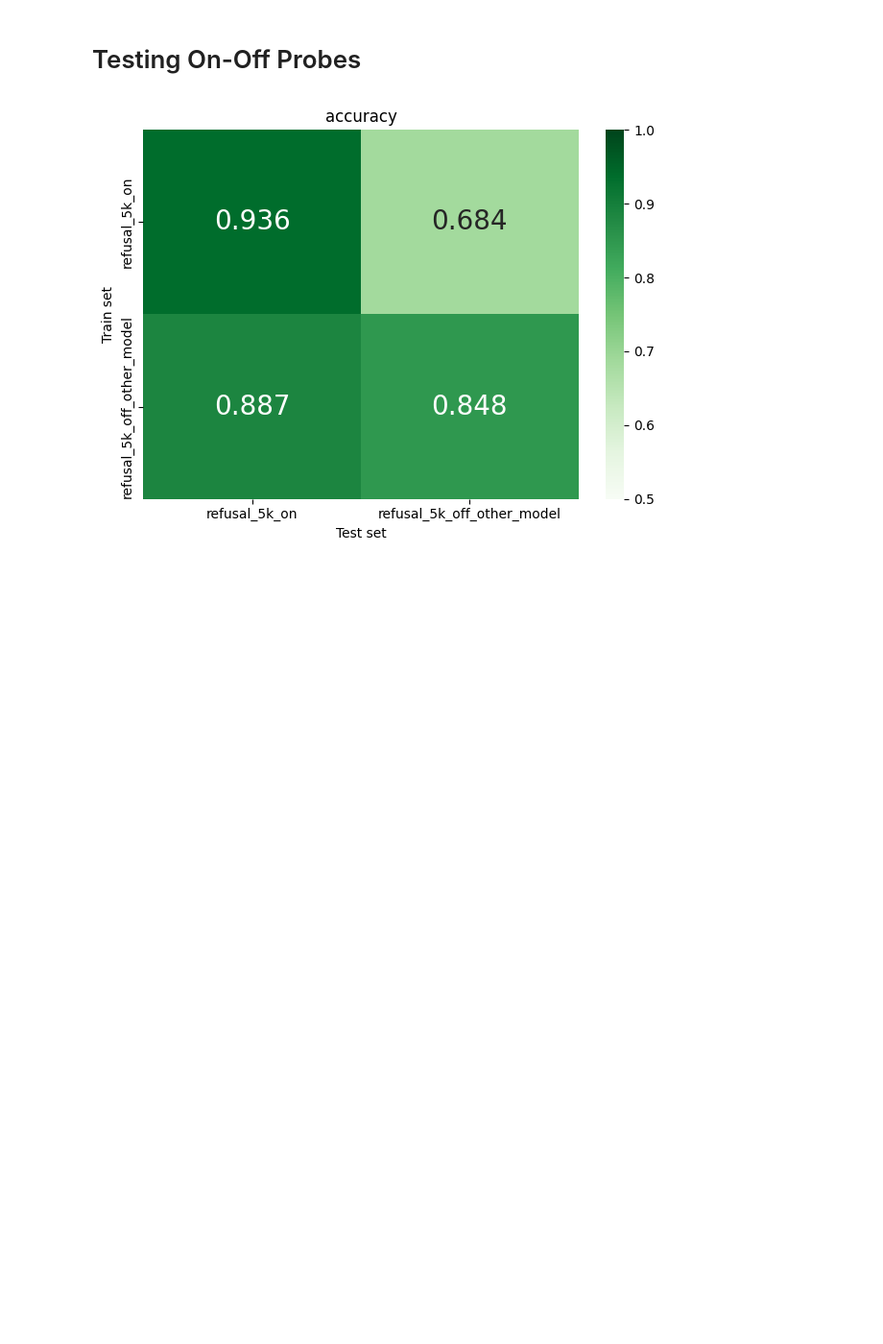
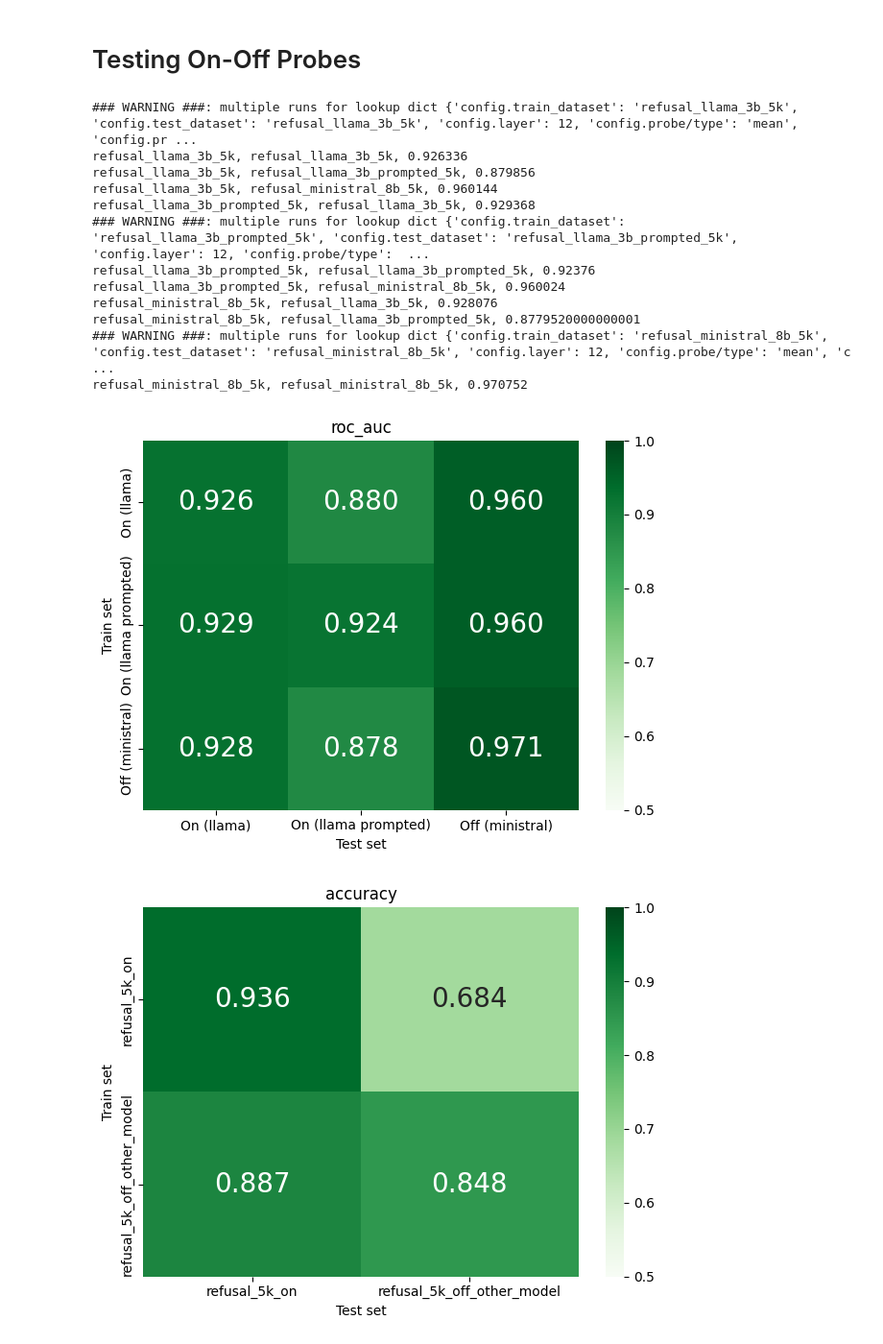
Before and after one commit to SamDower/LASR-probe-gen, a Jupyter notebook: notebooks/TrainProbe.ipynb, the cells around one changed output. Shown at 96% size. Drawn from its saved outputs; the diff is of its cells as text; code cells hidden in the pictures; blank space fills up the shorter version.

Commit message:
Clean pipeline for hyp search and grid experiments

```diff
--- a/notebooks/TrainProbe.ipynb
+++ b/notebooks/TrainProbe.ipynb
@@ -58,5 +58,32 @@ run_grid_experiment(
     "llama_3b"
 )
+# %%
+from probe_gen.standard_experiments.grid_experiments import plot_grid_experiment
+
+plot_grid_experiment(
+    ['refusal_llama_3b_5k', 'refusal_llama_3b_prompted_5k', "refusal_ministral_8b_5k"],
+    ['On (llama)', 'On (llama prompted)', 'Off (ministral)'],
+    [12, 12, 12], # layer
+    [False, False, False], # use_bias   (one for each row)
+    [True, True, True], # normalize
+    [0.001, 0.001, 0.001], # C
+    "llama_3b",
+    "roc_auc"
+)
+# %% [output]
+### WARNING ###: multiple runs for lookup dict {'config.train_dataset': 'refusal_llama_3b_5k', 'config.test_dataset': 'refusal_llama_3b_5k', 'config.layer': 12, 'config.probe/type': 'mean', 'config.pr ...
+refusal_llama_3b_5k, refusal_llama_3b_5k, 0.926336
+refusal_llama_3b_5k, refusal_llama_3b_prompted_5k, 0.879856
+refusal_llama_3b_5k, refusal_ministral_8b_5k, 0.960144
+refusal_llama_3b_prompted_5k, refusal_llama_3b_5k, 0.929368
+### WARNING ###: multiple runs for lookup dict {'config.train_dataset': 'refusal_llama_3b_prompted_5k', 'config.test_dataset': 'refusal_llama_3b_prompted_5k', 'config.layer': 12, 'config.probe/type':  ...
+refusal_llama_3b_prompted_5k, refusal_llama_3b_prompted_5k, 0.92376
+refusal_llama_3b_prompted_5k, refusal_ministral_8b_5k, 0.960024
+refusal_ministral_8b_5k, refusal_llama_3b_5k, 0.928076
+refusal_ministral_8b_5k, refusal_llama_3b_prompted_5k, 0.8779520000000001
+### WARNING ###: multiple runs for lookup dict {'config.train_dataset': 'refusal_ministral_8b_5k', 'config.test_dataset': 'refusal_ministral_8b_5k', 'config.layer': 12, 'config.probe/type': 'mean', 'c ...
+refusal_ministral_8b_5k, refusal_ministral_8b_5k, 0.970752
+[figure, added]
 # %%
 from probe_gen.standard_experiments.experiment_plotting import plot_results_table
 
```
Also changed, not shown: parts of 7 cells of this notebook, 4 other files.
